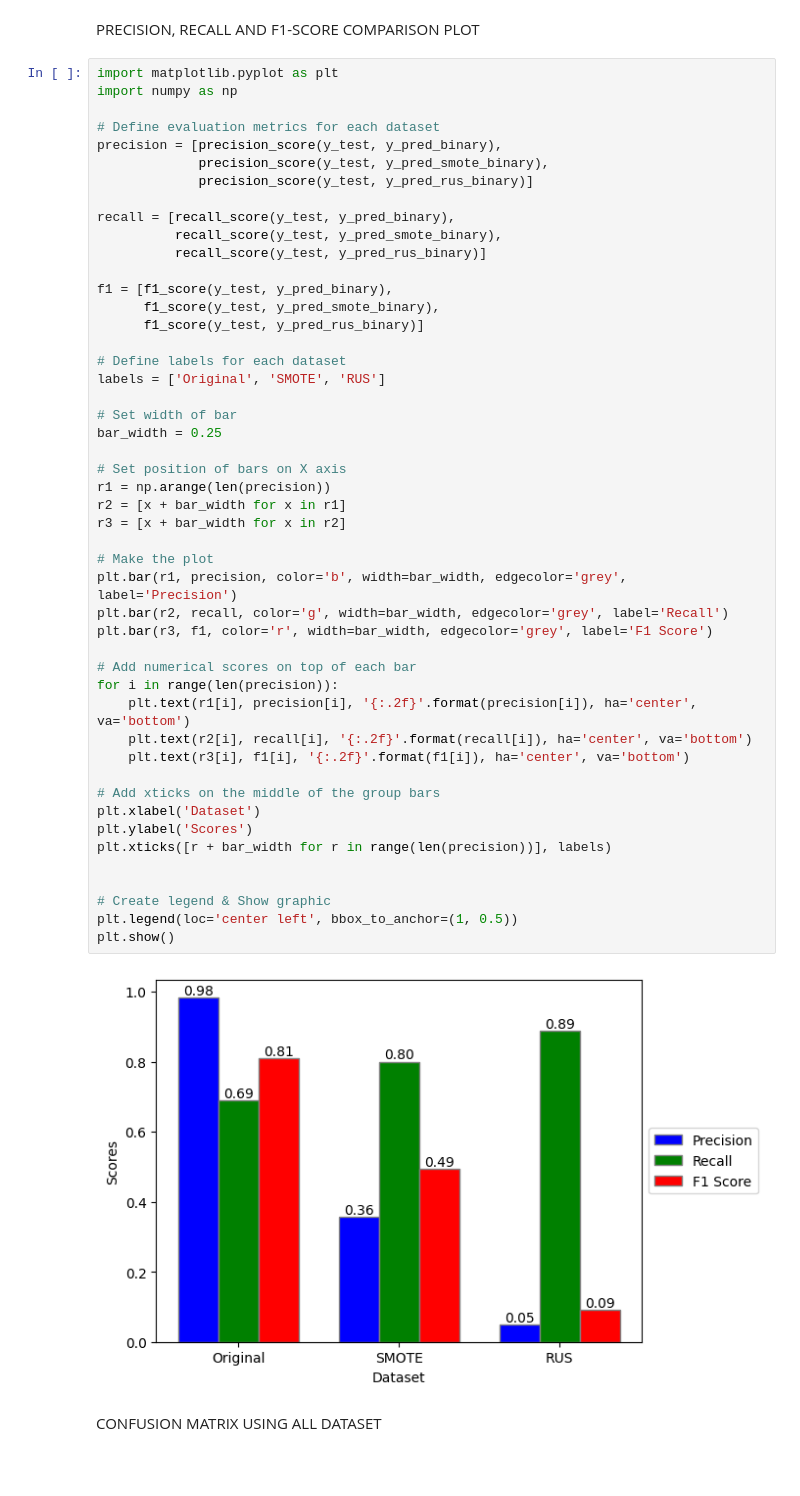
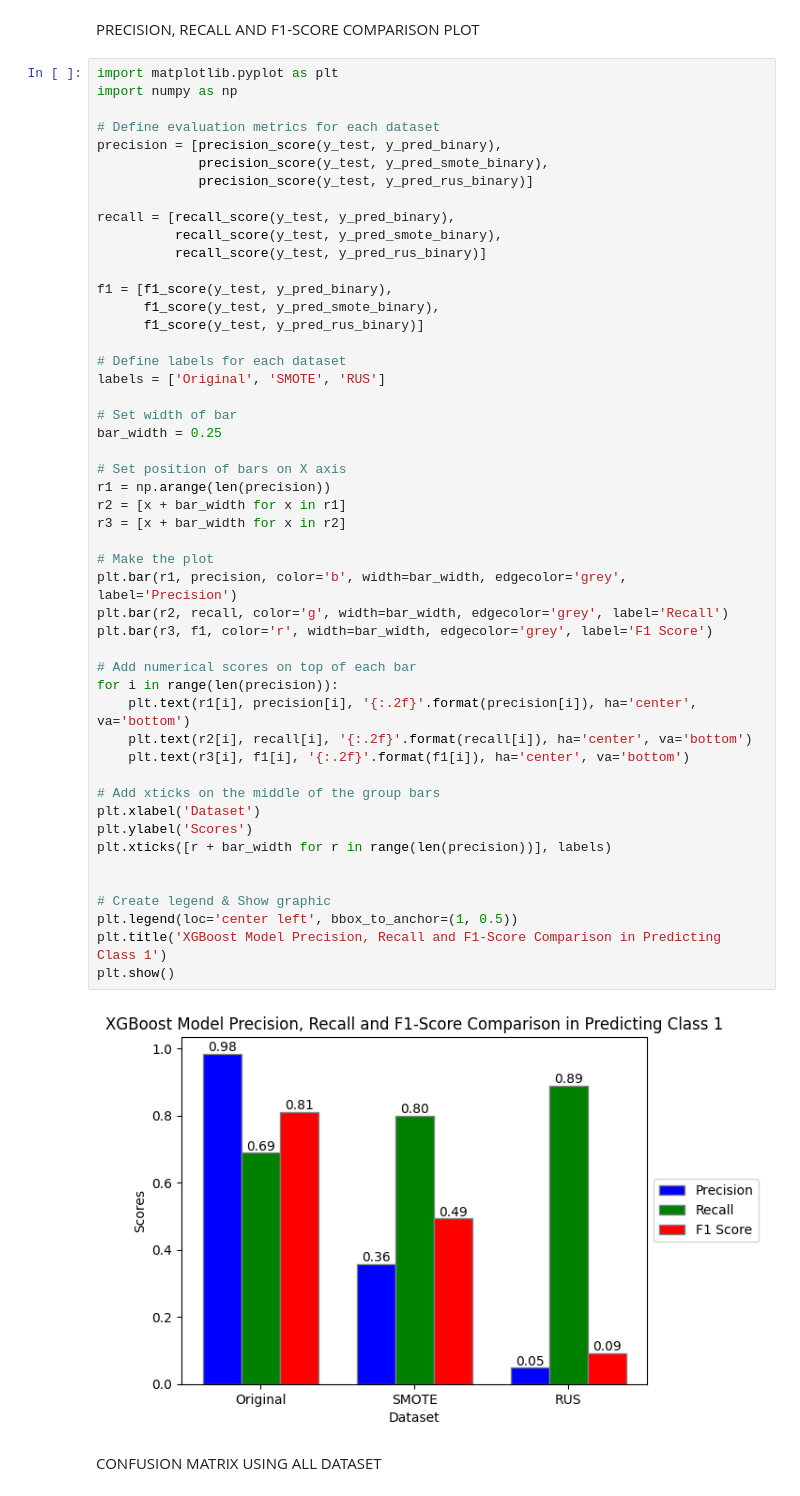
Before and after one commit to hanimsofiah/CreditCardFraudDetection, a Jupyter notebook: development/xgboost/XGBOOST_SHAP.ipynb, the cells around one changed output. Saved outputs shown, nothing was run; the diff lists cells and outputs as text; blank space fills up the shorter version.

```diff
--- a/development/xgboost/XGBOOST_SHAP.ipynb
+++ b/development/xgboost/XGBOOST_SHAP.ipynb
@@ -629,34 +698,35 @@ labels = ['Original', 'SMOTE', 'RUS']
 
 # Set width of bar
 bar_width = 0.25
 
 # Set position of bars on X axis
 r1 = np.arange(len(precision))
 r2 = [x + bar_width for x in r1]
 r3 = [x + bar_width for x in r2]
 
 # Make the plot
 plt.bar(r1, precision, color='b', width=bar_width, edgecolor='grey', label='Precision')
 plt.bar(r2, recall, color='g', width=bar_width, edgecolor='grey', label='Recall')
 plt.bar(r3, f1, color='r', width=bar_width, edgecolor='grey', label='F1 Score')
 
 # Add numerical scores on top of each bar
 for i in range(len(precision)):
     plt.text(r1[i], precision[i], '{:.2f}'.format(precision[i]), ha='center', va='bottom')
     plt.text(r2[i], recall[i], '{:.2f}'.format(recall[i]), ha='center', va='bottom')
     plt.text(r3[i], f1[i], '{:.2f}'.format(f1[i]), ha='center', va='bottom')
 
 # Add xticks on the middle of the group bars
 plt.xlabel('Dataset')
 plt.ylabel('Scores')
 plt.xticks([r + bar_width for r in range(len(precision))], labels)
 
 
 # Create legend & Show graphic
 plt.legend(loc='center left', bbox_to_anchor=(1, 0.5))
+plt.title('XGBoost Model Precision, Recall and F1-Score Comparison in Predicting Class 1')
 plt.show()
 # %% [output]
-[figure, old version]
+[figure, new version]
 # %% [markdown]
 CONFUSION MATRIX USING ALL DATASET
 # %% [markdown]
```
Also changed, not shown: parts of 10 cells of this notebook.
